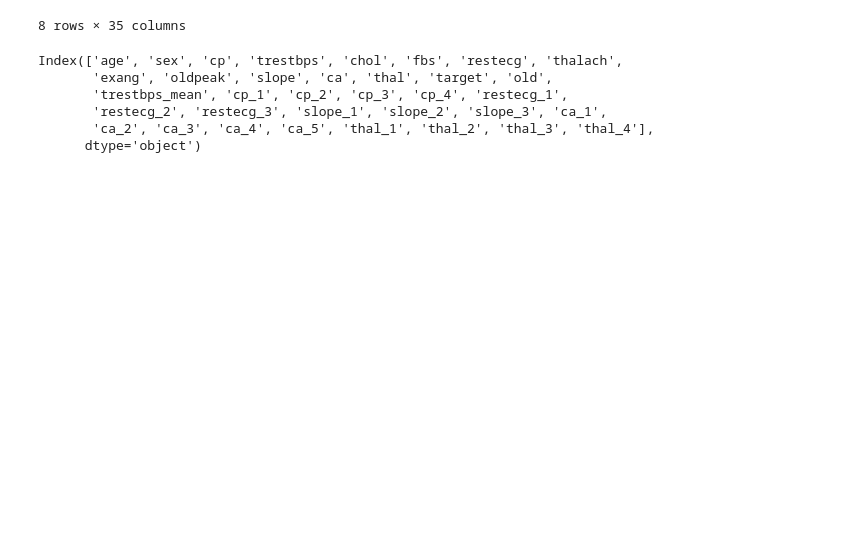
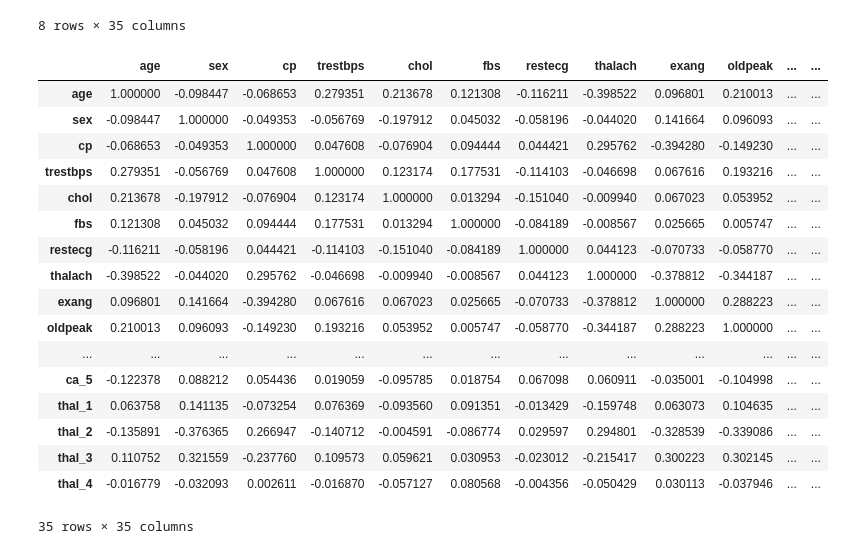
Before and after one commit to PoluboyarinovSI/SF_DataScience, a Jupyter notebook: Current_tasks/EDA_3.ipynb, the cells around one changed output. Cells and saved outputs as stored; diff of their text form; code cells hidden in the pictures; blank space fills up the shorter version.

```diff
--- a/Current_tasks/EDA_3.ipynb
+++ b/Current_tasks/EDA_3.ipynb
@@ -619,14 +619,24 @@ heart_r.describe()
 | 75% | 0.444444 | 0.000000 | 0.500000 | 0.500000 | 0.543307 | 0.000000 | 0.000000 | 0.400000 | 1.000000 | 0.500000 | ... | ... |
 | max | 1.629630 | 0.000000 | 1.000000 | 3.500000 | 5.102362 | 1.000000 | 1.000000 | 1.507692 | 1.000000 | 3.375000 | ... | ... |
 8 rows × 35 columns
-# %%
-a = []
-for col in heart_r.corr().columns:
-    for row in heart_r.corr().index:
-# %% [output]
-Index(['age', 'sex', 'cp', 'trestbps', 'chol', 'fbs', 'restecg', 'thalach',
-       'exang', 'oldpeak', 'slope', 'ca', 'thal', 'target', 'old',
-       'trestbps_mean', 'cp_1', 'cp_2', 'cp_3', 'cp_4', 'restecg_1',
-       'restecg_2', 'restecg_3', 'slope_1', 'slope_2', 'slope_3', 'ca_1',
-       'ca_2', 'ca_3', 'ca_4', 'ca_5', 'thal_1', 'thal_2', 'thal_3', 'thal_4'],
-      dtype='object')
+# %%
+heart.corr()
+# %% [output]
+|  | age | sex | cp | trestbps | chol | fbs | restecg | thalach | exang | oldpeak | ... | ... |
+| age | 1.000000 | -0.098447 | -0.068653 | 0.279351 | 0.213678 | 0.121308 | -0.116211 | -0.398522 | 0.096801 | 0.210013 | ... | ... |
+| sex | -0.098447 | 1.000000 | -0.049353 | -0.056769 | -0.197912 | 0.045032 | -0.058196 | -0.044020 | 0.141664 | 0.096093 | ... | ... |
+| cp | -0.068653 | -0.049353 | 1.000000 | 0.047608 | -0.076904 | 0.094444 | 0.044421 | 0.295762 | -0.394280 | -0.149230 | ... | ... |
+| trestbps | 0.279351 | -0.056769 | 0.047608 | 1.000000 | 0.123174 | 0.177531 | -0.114103 | -0.046698 | 0.067616 | 0.193216 | ... | ... |
+| chol | 0.213678 | -0.197912 | -0.076904 | 0.123174 | 1.000000 | 0.013294 | -0.151040 | -0.009940 | 0.067023 | 0.053952 | ... | ... |
+| fbs | 0.121308 | 0.045032 | 0.094444 | 0.177531 | 0.013294 | 1.000000 | -0.084189 | -0.008567 | 0.025665 | 0.005747 | ... | ... |
+| restecg | -0.116211 | -0.058196 | 0.044421 | -0.114103 | -0.151040 | -0.084189 | 1.000000 | 0.044123 | -0.070733 | -0.058770 | ... | ... |
+| thalach | -0.398522 | -0.044020 | 0.295762 | -0.046698 | -0.009940 | -0.008567 | 0.044123 | 1.000000 | -0.378812 | -0.344187 | ... | ... |
+| exang | 0.096801 | 0.141664 | -0.394280 | 0.067616 | 0.067023 | 0.025665 | -0.070733 | -0.378812 | 1.000000 | 0.288223 | ... | ... |
+| oldpeak | 0.210013 | 0.096093 | -0.149230 | 0.193216 | 0.053952 | 0.005747 | -0.058770 | -0.344187 | 0.288223 | 1.000000 | ... | ... |
+| ... | ... | ... | ... | ... | ... | ... | ... | ... | ... | ... | ... | ... |
+| ca_5 | -0.122378 | 0.088212 | 0.054436 | 0.019059 | -0.095785 | 0.018754 | 0.067098 | 0.060911 | -0.035001 | -0.104998 | ... | ... |
+| thal_1 | 0.063758 | 0.141135 | -0.073254 | 0.076369 | -0.093560 | 0.091351 | -0.013429 | -0.159748 | 0.063073 | 0.104635 | ... | ... |
+| thal_2 | -0.135891 | -0.376365 | 0.266947 | -0.140712 | -0.004591 | -0.086774 | 0.029597 | 0.294801 | -0.328539 | -0.339086 | ... | ... |
+| thal_3 | 0.110752 | 0.321559 | -0.237760 | 0.109573 | 0.059621 | 0.030953 | -0.023012 | -0.215417 | 0.300223 | 0.302145 | ... | ... |
+| thal_4 | -0.016779 | -0.032093 | 0.002611 | -0.016870 | -0.057127 | 0.080568 | -0.004356 | -0.050429 | 0.030113 | -0.037946 | ... | ... |
+35 rows × 35 columns
```
Also changed, not shown: parts of 8 cells of this notebook, 1 other file.
